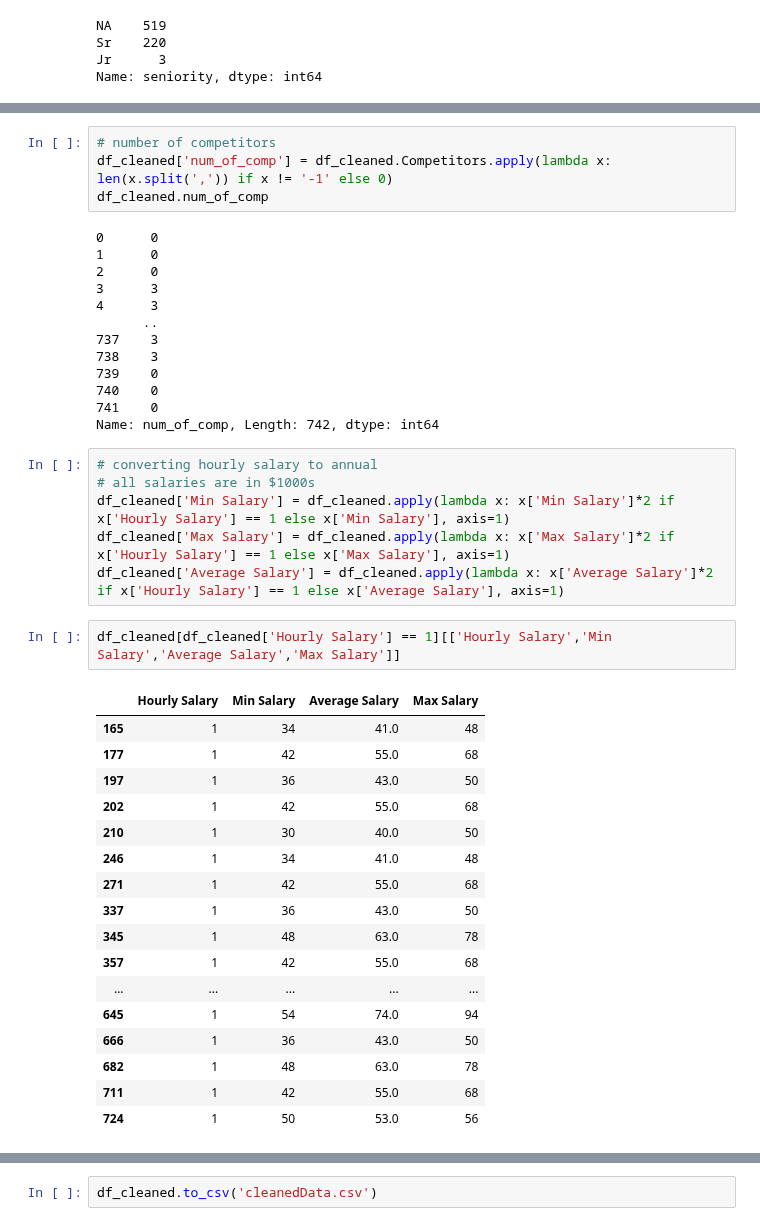
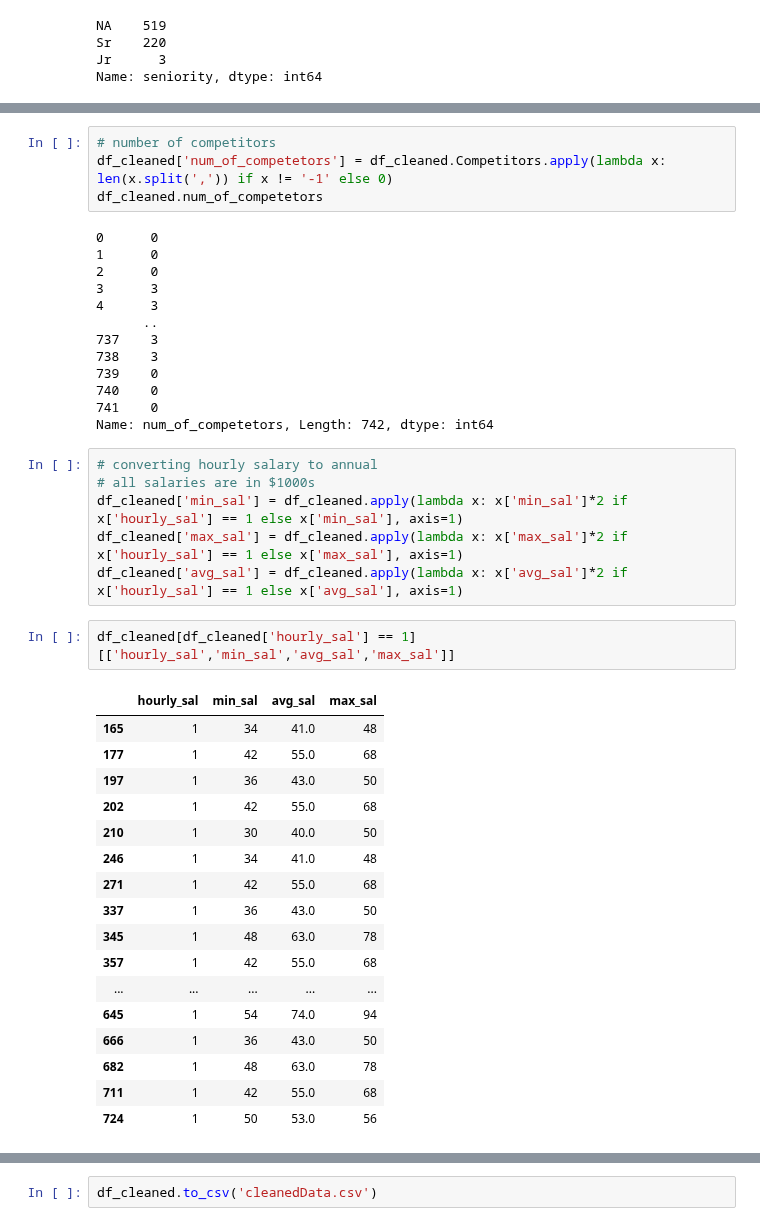
Before and after one commit to MrLuciferM/DataScience_Salary_proj, a Jupyter notebook: DataWrangling.ipynb, the cells around one changed output, grey strips where cells are left out. Saved outputs shown, nothing was run; the diff lists cells and outputs as text.

Commit message:
fixed column names

```diff
--- a/DataWrangling.ipynb
+++ b/DataWrangling.ipynb
@@ -500,7 +511,7 @@ Name: jobd_len, Length: 742, dtype: int64
 # %%
 # number of competitors
-df_cleaned['num_of_comp'] = df_cleaned.Competitors.apply(lambda x: len(x.split(',')) if x != '-1' else 0)
-df_cleaned.num_of_comp
+df_cleaned['num_of_competetors'] = df_cleaned.Competitors.apply(lambda x: len(x.split(',')) if x != '-1' else 0)
+df_cleaned.num_of_competetors
 # %% [output]
 0      0
 1      0
@@ -513,33 +524,33 @@ df_cleaned.num_of_comp
 739    0
 740    0
 741    0
-Name: num_of_comp, Length: 742, dtype: int64
+Name: num_of_competetors, Length: 742, dtype: int64
 # %%
 # converting hourly salary to annual
 # all salaries are in $1000s
-df_cleaned['Min Salary'] = df_cleaned.apply(lambda x: x['Min Salary']*2 if x['Hourly Salary'] == 1 else x['Min Salary'], axis=1)
-df_cleaned['Max Salary'] = df_cleaned.apply(lambda x: x['Max Salary']*2 if x['Hourly Salary'] == 1 else x['Max Salary'], axis=1)
-df_cleaned['Average Salary'] = df_cleaned.apply(lambda x: x['Average Salary']*2 if x['Hourly Salary'] == 1 else x['Average Salary'], axis=1)
+df_cleaned['min_sal'] = df_cleaned.apply(lambda x: x['min_sal']*2 if x['hourly_sal'] == 1 else x['min_sal'], axis=1)
+df_cleaned['max_sal'] = df_cleaned.apply(lambda x: x['max_sal']*2 if x['hourly_sal'] == 1 else x['max_sal'], axis=1)
+df_cleaned['avg_sal'] = df_cleaned.apply(lambda x: x['avg_sal']*2 if x['hourly_sal'] == 1 else x['avg_sal'], axis=1)
-# %%
-df_cleaned[df_cleaned['Hourly Salary'] == 1][['Hourly Salary','Min Salary','Average Salary','Max Salary']]
-# %% [output]
-|  | Hourly Salary | Min Salary | Average Salary | Max Salary |
-| 165 | 1 | 34 | 41.0 | 48 |
-| 177 | 1 | 42 | 55.0 | 68 |
-| 197 | 1 | 36 | 43.0 | 50 |
-| 202 | 1 | 42 | 55.0 | 68 |
-| 210 | 1 | 30 | 40.0 | 50 |
-| 246 | 1 | 34 | 41.0 | 48 |
-| 271 | 1 | 42 | 55.0 | 68 |
-| 337 | 1 | 36 | 43.0 | 50 |
-| 345 | 1 | 48 | 63.0 | 78 |
-| 357 | 1 | 42 | 55.0 | 68 |
-| ... | ... | ... | ... | ... |
-| 645 | 1 | 54 | 74.0 | 94 |
-| 666 | 1 | 36 | 43.0 | 50 |
-| 682 | 1 | 48 | 63.0 | 78 |
-| 711 | 1 | 42 | 55.0 | 68 |
-| 724 | 1 | 50 | 53.0 | 56 |
+# %%
+df_cleaned[df_cleaned['hourly_sal'] == 1][['hourly_sal','min_sal','avg_sal','max_sal']]
+# %% [output]
+|  | hourly_sal | min_sal | avg_sal | max_sal |
+| 165 | 1 | 34 | 41.0 | 48 |
+| 177 | 1 | 42 | 55.0 | 68 |
+| 197 | 1 | 36 | 43.0 | 50 |
+| 202 | 1 | 42 | 55.0 | 68 |
+| 210 | 1 | 30 | 40.0 | 50 |
+| 246 | 1 | 34 | 41.0 | 48 |
+| 271 | 1 | 42 | 55.0 | 68 |
+| 337 | 1 | 36 | 43.0 | 50 |
+| 345 | 1 | 48 | 63.0 | 78 |
+| 357 | 1 | 42 | 55.0 | 68 |
+| ... | ... | ... | ... | ... |
+| 645 | 1 | 54 | 74.0 | 94 |
+| 666 | 1 | 36 | 43.0 | 50 |
+| 682 | 1 | 48 | 63.0 | 78 |
+| 711 | 1 | 42 | 55.0 | 68 |
+| 724 | 1 | 50 | 53.0 | 56 |
 # %%
 df_cleaned.columns
 # %% [output]
```
Also changed, not shown: parts of 15 cells of this notebook.
